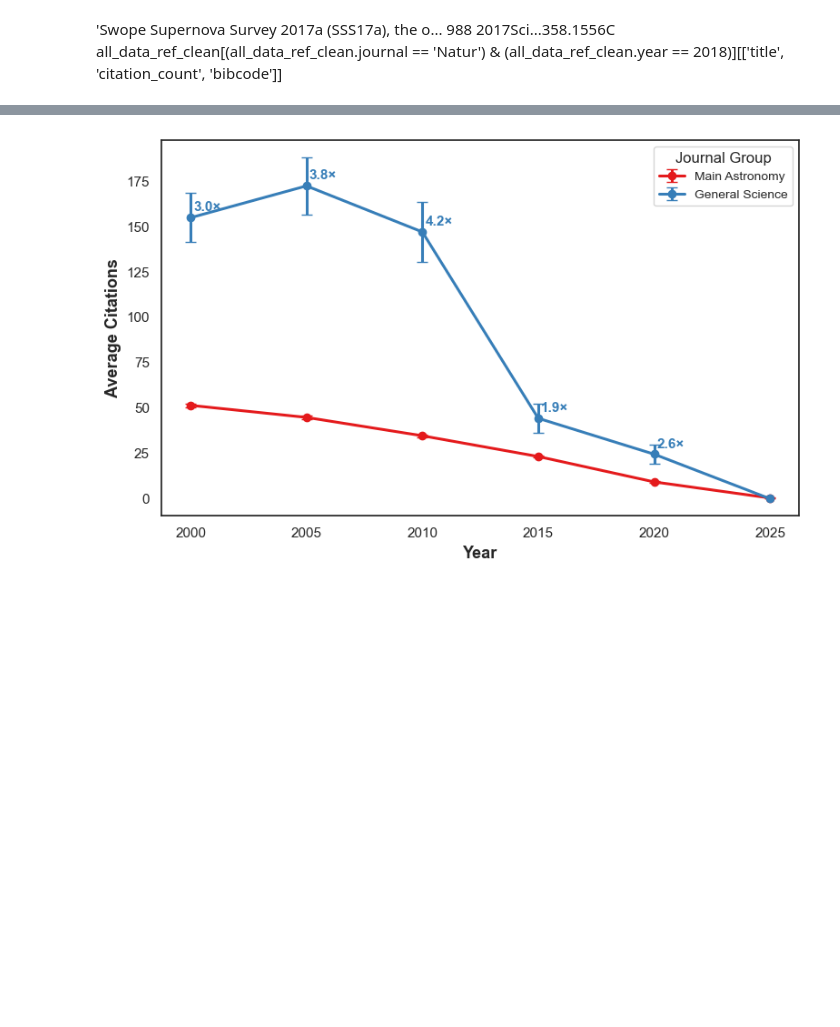
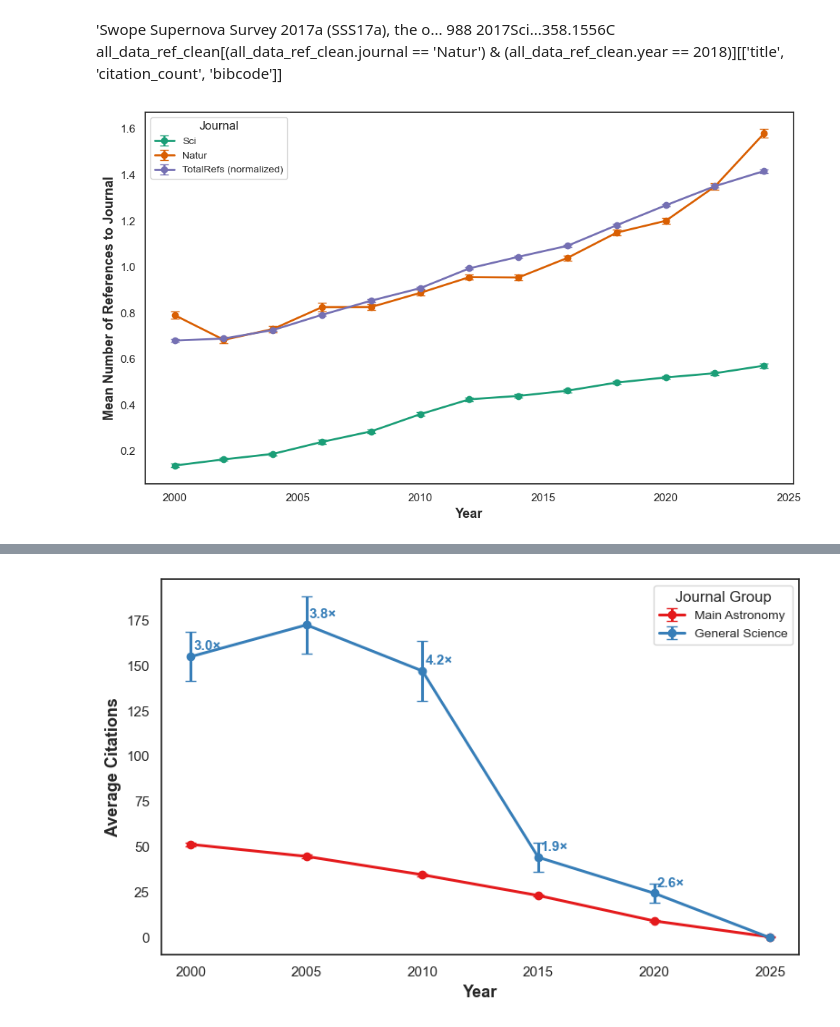
Before and after one commit to vadibekyan/ads_stats, a Jupyter notebook: astronomy_references.ipynb, the cells around one changed output, grey strips where cells are left out. Saved outputs shown, nothing was run; the diff lists cells and outputs as text; code cells hidden in the pictures; blank space fills up the shorter version.

```diff
--- a/astronomy_references.ipynb
+++ b/astronomy_references.ipynb
@@ -1098,3 +1104,63 @@ plot_avg_citations_over_time_seaborn(avg_cit_df_2y, keyword='Astronomy')
 # %% [markdown]
 'Swope Supernova Survey 2017a (SSS17a), the o...	988	2017Sci...358.1556C
 all_data_ref_clean[(all_data_ref_clean.journal == 'Natur') & (all_data_ref_clean.year == 2018)][['title', 'citation_count', 'bibcode']]
+# %%
+def compute_avg_journal_references_with_total(
+    df, journal_list, bin_size=1, year_col='year', reference_col='n_references'
+):
+    results = []
+
+    df = df.copy()
+    df['year_bin'] = (df[year_col] // bin_size) * bin_size
+
+    for journal in journal_list:
+        col = f"{journal}_ref_count"
+        if col not in df.columns:
+            continue  # skip if journal not available
+
+        grouped = df.groupby('year_bin')[col].agg(['mean', 'std', 'count']).reset_index()
+        grouped['sem'] = grouped['std'] / np.sqrt(grouped['count'])
+        grouped.rename(columns={'mean': 'avg_references', 'sem': 'sem_references'}, inplace=True)
+        grouped['journal'] = journal
+        results.append(grouped[['year_bin', 'avg_references', 'sem_references', 'journal']])
+
+    # Add normalized total references
+    total_refs = df.groupby('year_bin')[reference_col].agg(['mean', 'std', 'count']).reset_index()
+    total_refs['sem'] = total_refs['std'] / np.sqrt(total_refs['count'])
+    total_refs.rename(columns={'mean': 'avg_references', 'sem': 'sem_references'}, inplace=True)
+    overall_mean = total_refs['avg_references'].mean()
+    total_refs['avg_references'] /= overall_mean
+    total_refs['sem_references'] /= overall_mean
+    total_refs['journal'] = 'TotalRefs (normalized)'
+
+    results.append(total_refs[['year_bin', 'avg_references', 'sem_references', 'journal']])
+
+    return pd.concat(results, ignore_index=True)
+
+
+def plot_avg_journal_references_over_time(df, keyword='Astronomy', x_col='year_bin'):
+    sns.set_theme(style='white', context='notebook')
+    plt.figure(figsize=(10, 6))
+
+    palette = sns.color_palette('Dark2', n_colors=df['journal'].nunique())
+
+    for i, journal in enumerate(df['journal'].unique()):
+        sub = df[df['journal'] == journal]
+        plt.errorbar(
+            sub[x_col], sub['avg_references'], yerr=sub['sem_references'],
+            fmt='-o', label=journal, capsize=4, linewidth=2, color=palette[i]
+        )
+
+    plt.xlabel("Year", fontsize=13, weight='bold')
+    plt.ylabel("Mean Number of References to Journal", fontsize=13, weight='bold')
+    plt.legend(title='Journal', fontsize=10)
+    plt.tight_layout()
+    plt.savefig(f"figures/avg_reference_mentions_by_{x_col}_{keyword}.png", dpi=300)
+    plt.show()
+
+#astro_top_journal_list
+journals = ['Sci', 'Natur']
+ref_df = compute_avg_journal_references_with_total(all_data_ref_clean, journal_list=journals, bin_size=2)
+plot_avg_journal_references_over_time(ref_df, keyword='Astronomy')
+# %% [output]
+[figure, added]
```
Also changed, not shown: parts of 3 cells of this notebook, 39 other files.
